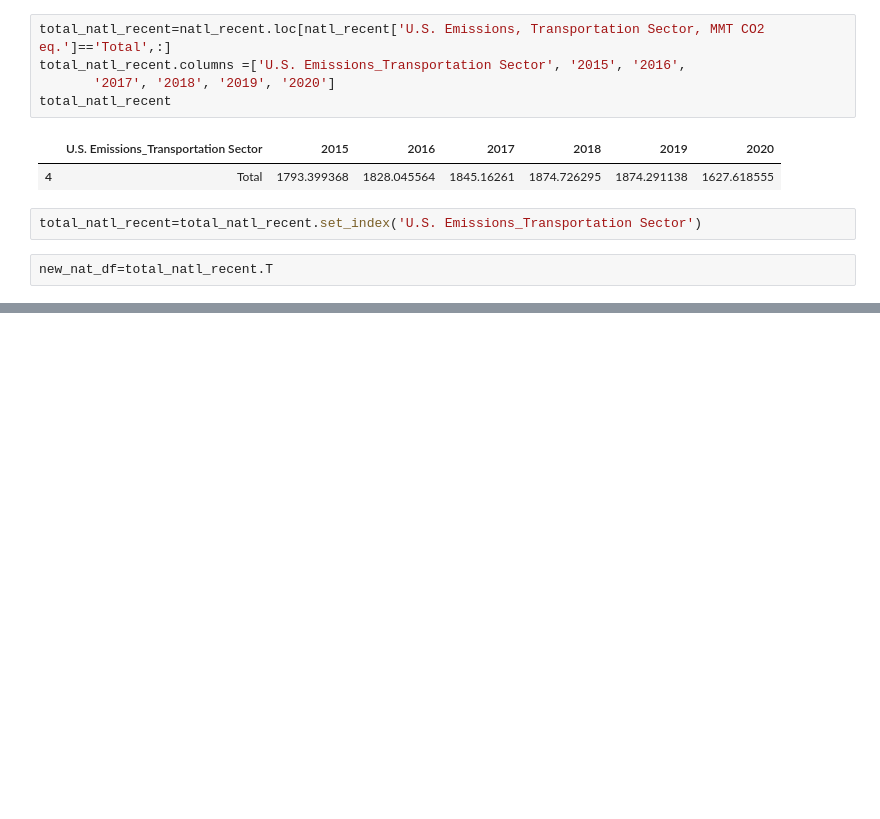
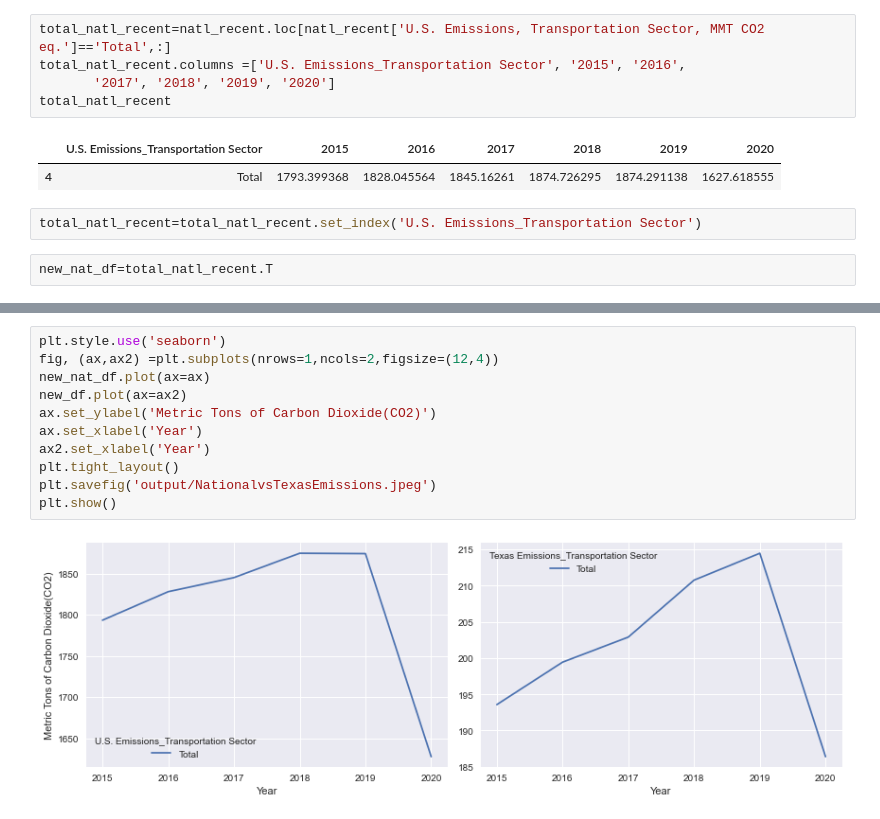
Before and after one commit to nhle95/Project1_group4, a Jupyter notebook: Texas&National_Emissions.ipynb, the cells around one changed output, grey strips where cells are left out. Drawn from its saved outputs; the diff is of its cells as text; blank space fills up the shorter version.

```diff
--- a/Texas&National_Emissions.ipynb
+++ b/Texas&National_Emissions.ipynb
@@ -82,0 +82,13 @@ new_nat_df.plot()
+# %%
+plt.style.use('seaborn')
+fig, (ax,ax2) =plt.subplots(nrows=1,ncols=2,figsize=(12,4))
+new_nat_df.plot(ax=ax)
+new_df.plot(ax=ax2)
+ax.set_ylabel('Metric Tons of Carbon Dioxide(CO2)')
+ax.set_xlabel('Year')
+ax2.set_xlabel('Year')
+plt.tight_layout()
+plt.savefig('output/NationalvsTexasEmissions.jpeg')
+plt.show()
+# %% [output]
+[figure, added]
```
Also changed, not shown: parts of 3 cells of this notebook, 1 other file.
